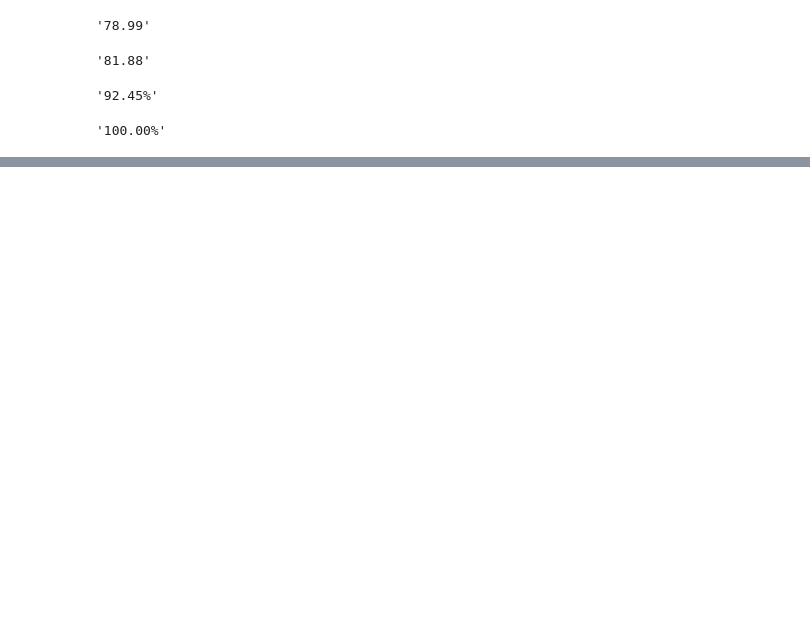
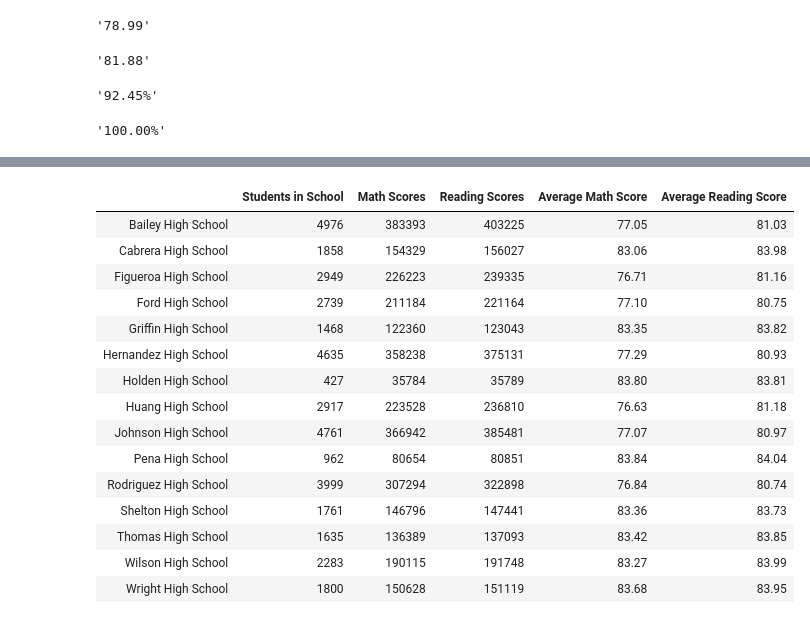
Before and after one commit to ejmayer/PyCitySchools, a Jupyter notebook: CitySchools.ipynb, the cells around one changed output, grey strips where cells are left out. Drawn from its saved outputs; the diff is of its cells as text; code cells hidden in the pictures; blank space fills up the shorter version.

Commit message:
working on school summary

```diff
--- a/CitySchools.ipynb
+++ b/CitySchools.ipynb
@@ -182,0 +181,4 @@ school_data_summary.head()
+# %%
+# pull number of students in each school
+student_counts = school_data_complete["school_name"].value_counts()
+student_counts.head()
@@ -182,0 +192,4 @@ school_data_summary.head()
+# %%
+# groupby math scores for each school
+math_score = school_data_complete.groupby(['school_name'])['math_score'].sum()
+math_score
@@ -182,0 +214,4 @@ school_data_summary.head()
+# %%
+# groupby reading scores for each school
+reading_score = school_data_complete.groupby(['school_name'])['reading_score'].sum()
+reading_score
@@ -182,0 +236,6 @@ school_data_summary.head()
+# %%
+# create table to hold scores
+score_table = pd.DataFrame({"Students in School": student_counts,
+                            "Math Scores": math_score,
+                            "Reading Scores": reading_score})
+score_table.head()
@@ -182,0 +249,26 @@ school_data_summary.head()
+# %%
+# create and calculating columns in table
+score_table['Average Math Score'] = ""
+score_table['Average Math Score'] = score_table["Math Scores"]/score_table["Students in School"]
+score_table['Average Math Score'] = score_table['Average Math Score'].map("{:,.2f}".format)
+score_table['Average Reading Score'] = ""
+score_table['Average Reading Score'] = score_table["Reading Scores"]/score_table["Students in School"]
+score_table['Average Reading Score'] = score_table['Average Reading Score'].map("{:,.2f}".format)
+score_table
+# %% [output]
+|  | Students in School | Math Scores | Reading Scores | Average Math Score | Average Reading Score |
+| Bailey High School | 4976 | 383393 | 403225 | 77.05 | 81.03 |
+| Cabrera High School | 1858 | 154329 | 156027 | 83.06 | 83.98 |
+| Figueroa High School | 2949 | 226223 | 239335 | 76.71 | 81.16 |
+| Ford High School | 2739 | 211184 | 221164 | 77.10 | 80.75 |
+| Griffin High School | 1468 | 122360 | 123043 | 83.35 | 83.82 |
+| Hernandez High School | 4635 | 358238 | 375131 | 77.29 | 80.93 |
+| Holden High School | 427 | 35784 | 35789 | 83.80 | 83.81 |
+| Huang High School | 2917 | 223528 | 236810 | 76.63 | 81.18 |
+| Johnson High School | 4761 | 366942 | 385481 | 77.07 | 80.97 |
+| Pena High School | 962 | 80654 | 80851 | 83.84 | 84.04 |
+| Rodriguez High School | 3999 | 307294 | 322898 | 76.84 | 80.74 |
+| Shelton High School | 1761 | 146796 | 147441 | 83.36 | 83.73 |
+| Thomas High School | 1635 | 136389 | 137093 | 83.42 | 83.85 |
+| Wilson High School | 2283 | 190115 | 191748 | 83.27 | 83.99 |
+| Wright High School | 1800 | 150628 | 151119 | 83.68 | 83.95 |
```
Also changed, not shown: parts of 14 cells of this notebook.
